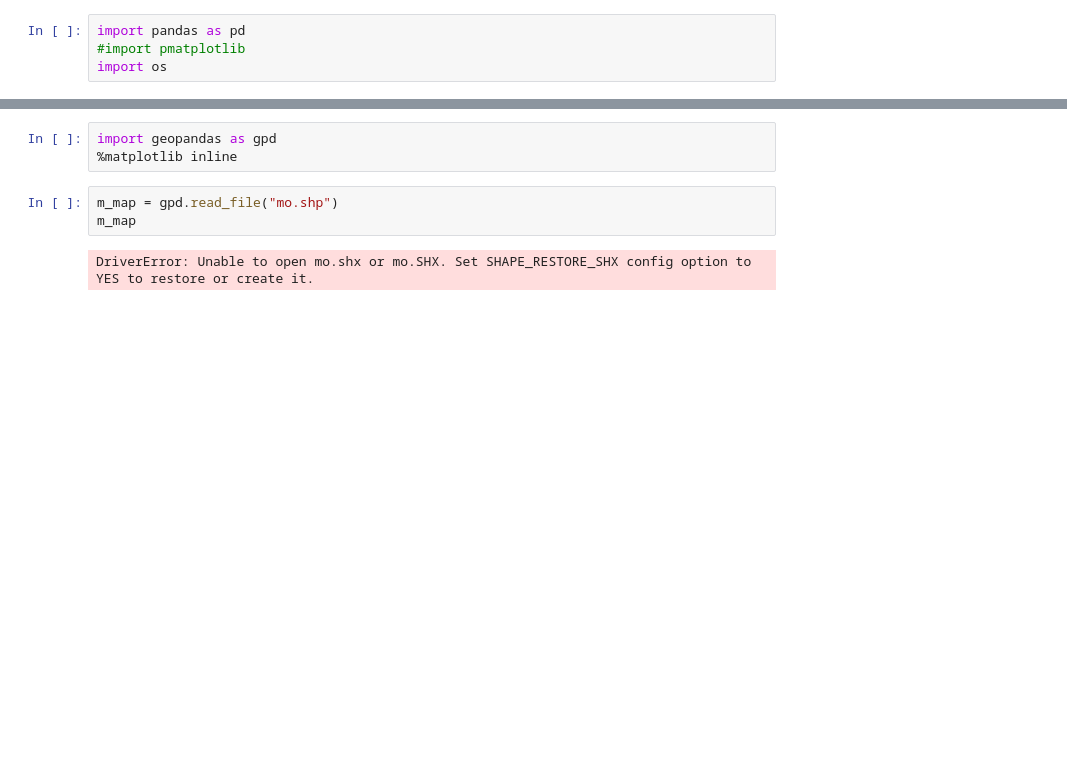
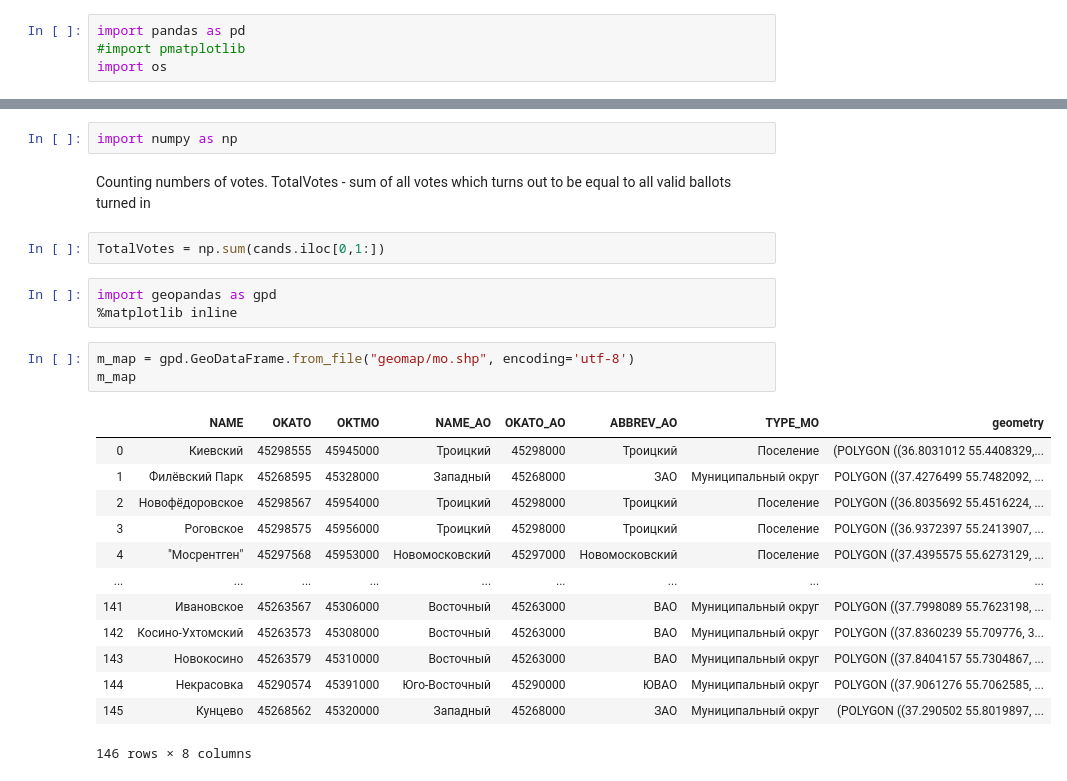
Before and after one commit to kirastain/SPO-5sem, a Jupyter notebook: lab3/Untitled1.ipynb, the cells around one changed output, grey strips where cells are left out. Saved outputs shown, nothing was run; the diff lists cells and outputs as text; blank space fills up the shorter version.

```diff
--- a/lab3/Untitled1.ipynb
+++ b/lab3/Untitled1.ipynb
@@ -27,8 +12,27 @@ votes
+# %%
+import numpy as np
+# %% [markdown]
+Counting numbers of votes.
+TotalVotes - sum of all votes which turns out to be equal to all valid ballots turned in
+# %%
+TotalVotes = np.sum(cands.iloc[0,1:])
 # %%
 import geopandas as gpd
 %matplotlib inline
 # %%
-m_map = gpd.read_file("mo.shp")
+m_map = gpd.GeoDataFrame.from_file("geomap/mo.shp", encoding='utf-8')
 m_map
 # %% [output]
+|  | NAME | OKATO | OKTMO | NAME_AO | OKATO_AO | ABBREV_AO | TYPE_MO | geometry |
+| 0 | Киевский | 45298555 | 45945000 | Троицкий | 45298000 | Троицкий | Поселение | (POLYGON ((36.8031012 55.4408329,... |
+| 1 | Филёвский Парк | 45268595 | 45328000 | Западный | 45268000 | ЗАО | Муниципальный округ | POLYGON ((37.4276499 55.7482092, ... |
+| 2 | Новофёдоровское | 45298567 | 45954000 | Троицкий | 45298000 | Троицкий | Поселение | POLYGON ((36.8035692 55.4516224, ... |
+| 3 | Роговское | 45298575 | 45956000 | Троицкий | 45298000 | Троицкий | Поселение | POLYGON ((36.9372397 55.2413907, ... |
+| 4 | "Мосрентген" | 45297568 | 45953000 | Новомосковский | 45297000 | Новомосковский | Поселение | POLYGON ((37.4395575 55.6273129, ... |
+| ... | ... | ... | ... | ... | ... | ... | ... | ... |
+| 141 | Ивановское | 45263567 | 45306000 | Восточный | 45263000 | ВАО | Муниципальный округ | POLYGON ((37.7998089 55.7623198, ... |
+| 142 | Косино-Ухтомский | 45263573 | 45308000 | Восточный | 45263000 | ВАО | Муниципальный округ | POLYGON ((37.8360239 55.709776, 3... |
+| 143 | Новокосино | 45263579 | 45310000 | Восточный | 45263000 | ВАО | Муниципальный округ | POLYGON ((37.8404157 55.7304867, ... |
+| 144 | Некрасовка | 45290574 | 45391000 | Юго-Восточный | 45290000 | ЮВАО | Муниципальный округ | POLYGON ((37.9061276 55.7062585, ... |
+| 145 | Кунцево | 45268562 | 45320000 | Западный | 45268000 | ЗАО | Муниципальный округ | (POLYGON ((37.290502 55.8019897, ... |
-DriverError: Unable to open mo.shx or mo.SHX. Set SHAPE_RESTORE_SHX config option to YES to restore or create it.
+146 rows × 8 columns
```
Also changed, not shown: parts of 6 cells of this notebook, 9 other files.
